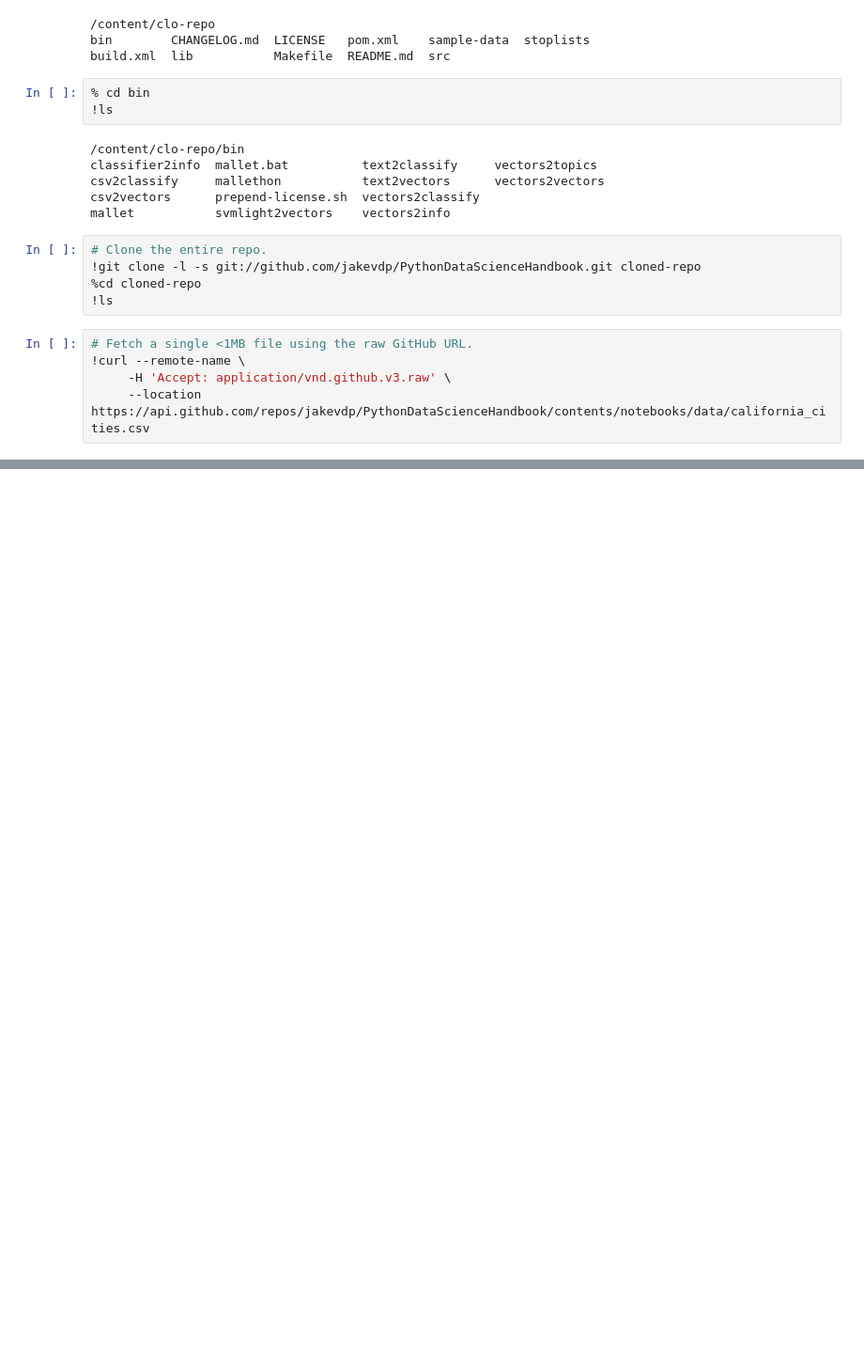
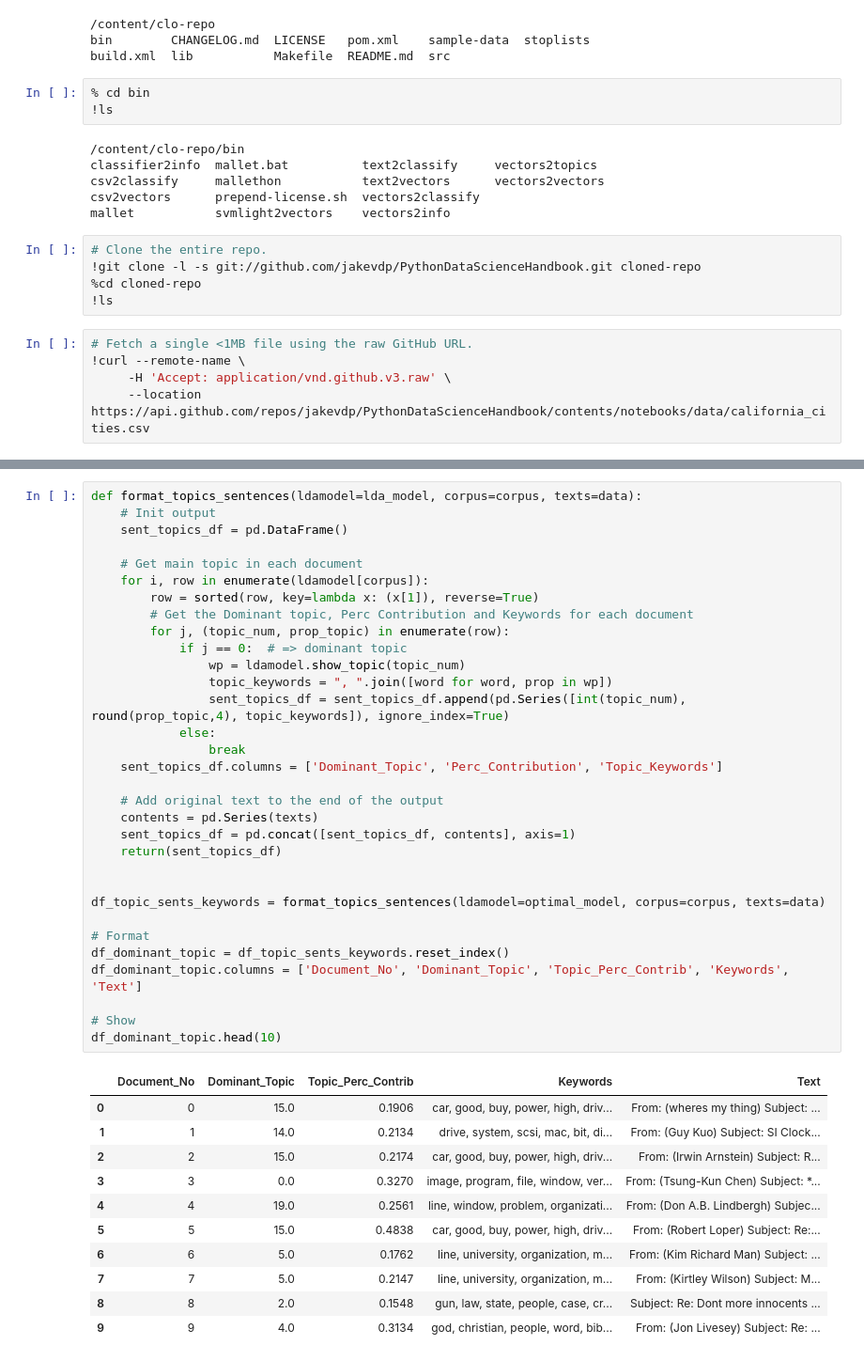
Before and after one commit to PalinMemoi/SupratipLDA, a Jupyter notebook: LDATopicinvestigation.ipynb, the cells around one changed output, grey strips where cells are left out. Shown: that part at 94% size. Saved outputs shown, nothing was run; the diff lists cells and outputs as text; blank space fills up the shorter version.

```diff
--- a/LDATopicinvestigation.ipynb
+++ b/LDATopicinvestigation.ipynb
@@ -314,0 +498,44 @@ NameError: ignored
+# %%
+def format_topics_sentences(ldamodel=lda_model, corpus=corpus, texts=data):
+    # Init output
+    sent_topics_df = pd.DataFrame()
+
+    # Get main topic in each document
+    for i, row in enumerate(ldamodel[corpus]):
+        row = sorted(row, key=lambda x: (x[1]), reverse=True)
+        # Get the Dominant topic, Perc Contribution and Keywords for each document
+        for j, (topic_num, prop_topic) in enumerate(row):
+            if j == 0:  # => dominant topic
+                wp = ldamodel.show_topic(topic_num)
+                topic_keywords = ", ".join([word for word, prop in wp])
+                sent_topics_df = sent_topics_df.append(pd.Series([int(topic_num), round(prop_topic,4), topic_keywords]), ignore_index=True)
+            else:
+                break
+    sent_topics_df.columns = ['Dominant_Topic', 'Perc_Contribution', 'Topic_Keywords']
+
+    # Add original text to the end of the output
+    contents = pd.Series(texts)
+    sent_topics_df = pd.concat([sent_topics_df, contents], axis=1)
+    return(sent_topics_df)
+
+
+df_topic_sents_keywords = format_topics_sentences(ldamodel=optimal_model, corpus=corpus, texts=data)
+
+# Format
+df_dominant_topic = df_topic_sents_keywords.reset_index()
+df_dominant_topic.columns = ['Document_No', 'Dominant_Topic', 'Topic_Perc_Contrib', 'Keywords', 'Text']
+
+# Show
+df_dominant_topic.head(10)
+# %% [output]
+|  | Document_No | Dominant_Topic | Topic_Perc_Contrib | Keywords | Text |
+| 0 | 0 | 15.0 | 0.1906 | car, good, buy, power, high, driv... | From: (wheres my thing) Subject: ... |
+| 1 | 1 | 14.0 | 0.2134 | drive, system, scsi, mac, bit, di... | From: (Guy Kuo) Subject: SI Clock... |
+| 2 | 2 | 15.0 | 0.2174 | car, good, buy, power, high, driv... | From: (Irwin Arnstein) Subject: R... |
+| 3 | 3 | 0.0 | 0.3270 | image, program, file, window, ver... | From: (Tsung-Kun Chen) Subject: *... |
+| 4 | 4 | 19.0 | 0.2561 | line, window, problem, organizati... | From: (Don A.B. Lindbergh) Subjec... |
+| 5 | 5 | 15.0 | 0.4838 | car, good, buy, power, high, driv... | From: (Robert Loper) Subject: Re:... |
+| 6 | 6 | 5.0 | 0.1762 | line, university, organization, m... | From: (Kim Richard Man) Subject: ... |
+| 7 | 7 | 5.0 | 0.2147 | line, university, organization, m... | From: (Kirtley Wilson) Subject: M... |
+| 8 | 8 | 2.0 | 0.1548 | gun, law, state, people, case, cr... | Subject: Re: Dont more innocents ... |
+| 9 | 9 | 4.0 | 0.3134 | god, christian, people, word, bib... | From: (Jon Livesey) Subject: Re: ... |
```
Also changed, not shown: parts of 25 cells of this notebook.
